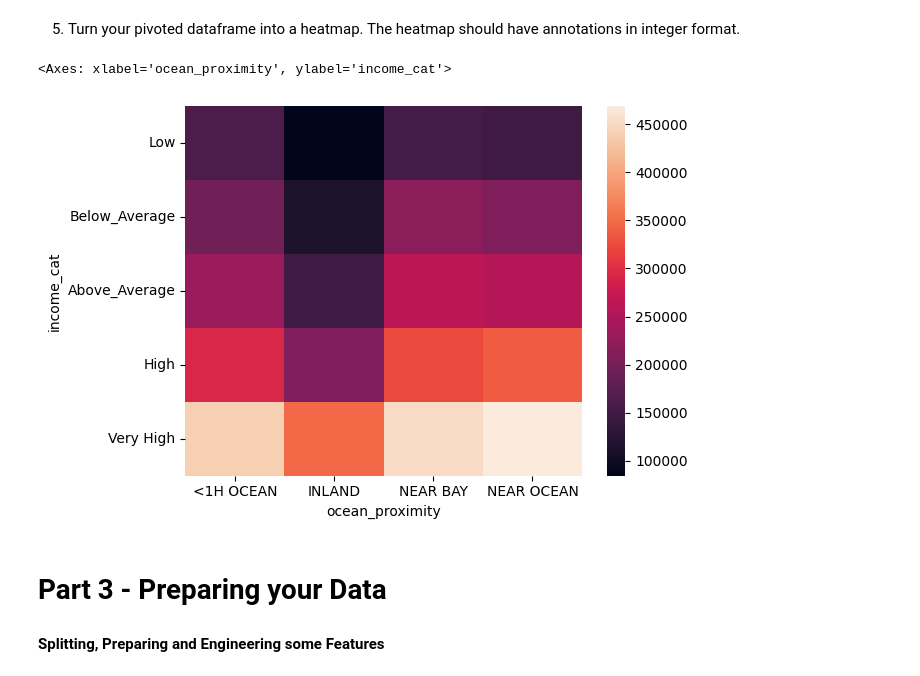
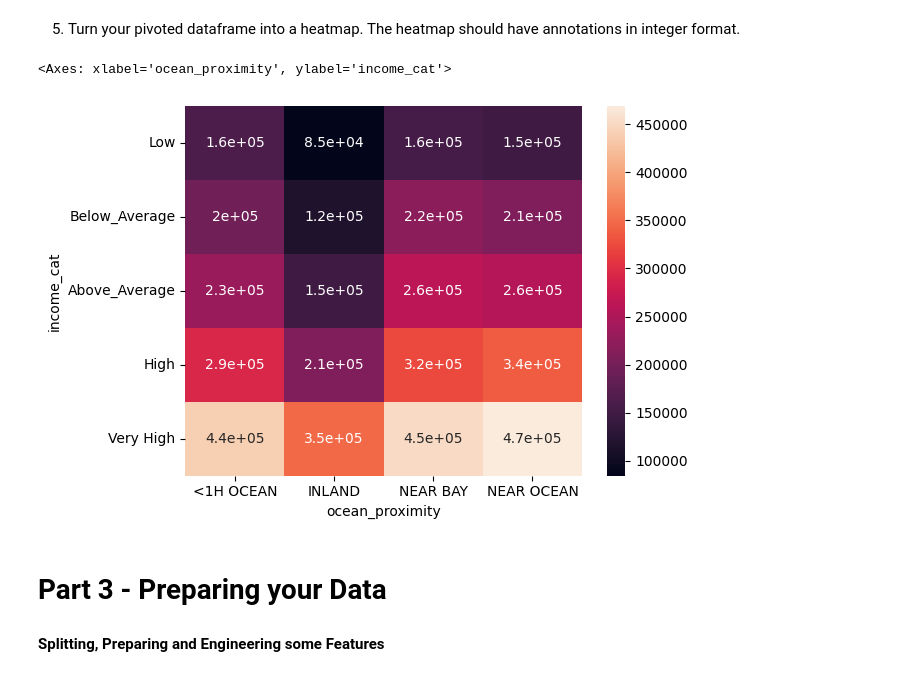
Before and after one commit to chandlershortlidge/lab-ml-and-linear-regression, a Jupyter notebook: your-code/main.ipynb, the cells around one changed output. Saved outputs shown, nothing was run; the diff lists cells and outputs as text; code cells hidden in the pictures.

```diff
--- a/your-code/main.ipynb
+++ b/your-code/main.ipynb
@@ -334,10 +334,10 @@ pivoted_table
 # %% [markdown]
 5. Turn your pivoted dataframe into a heatmap. The heatmap should have annotations in integer format.
 # %%
-sns.heatmap(pivoted_table)
+sns.heatmap(pivoted_table, annot=True)
 # %% [output]
 <Axes: xlabel='ocean_proximity', ylabel='income_cat'>
-[figure, old version]
+[figure, new version]
 # %% [markdown]
 # Part 3 - Preparing your Data
 
```
Also changed, not shown: parts of 8 cells of this notebook.
